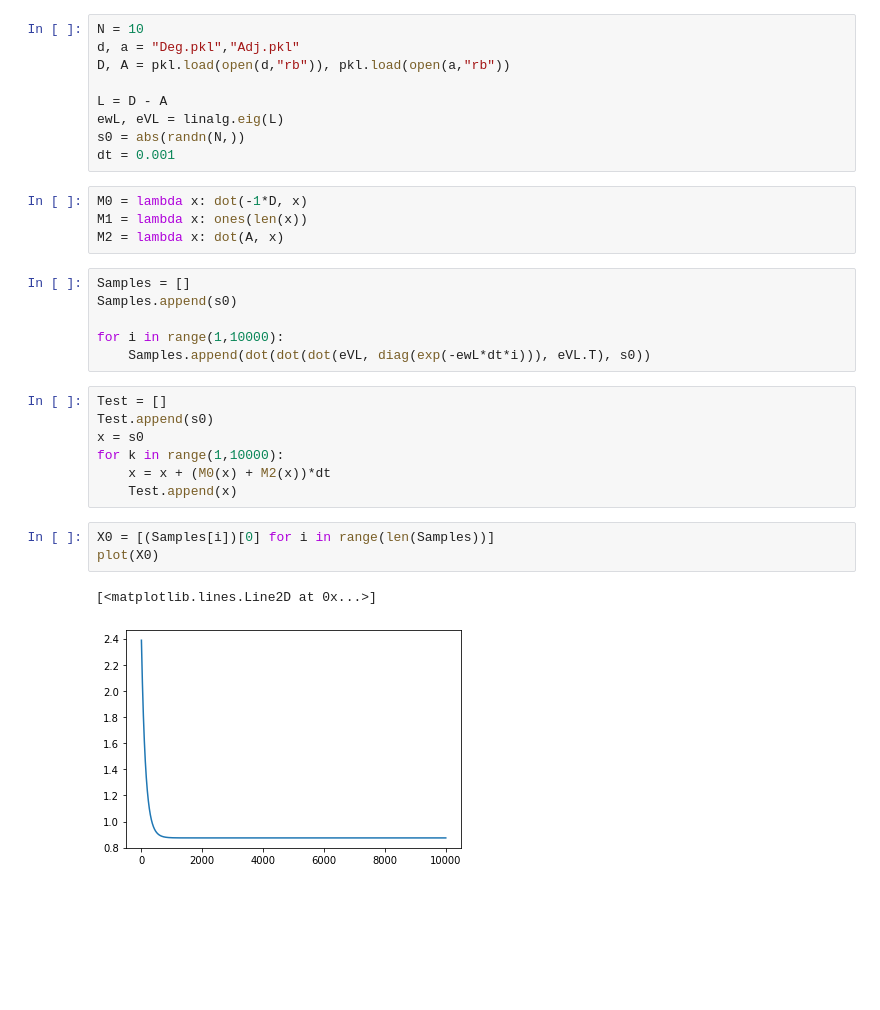
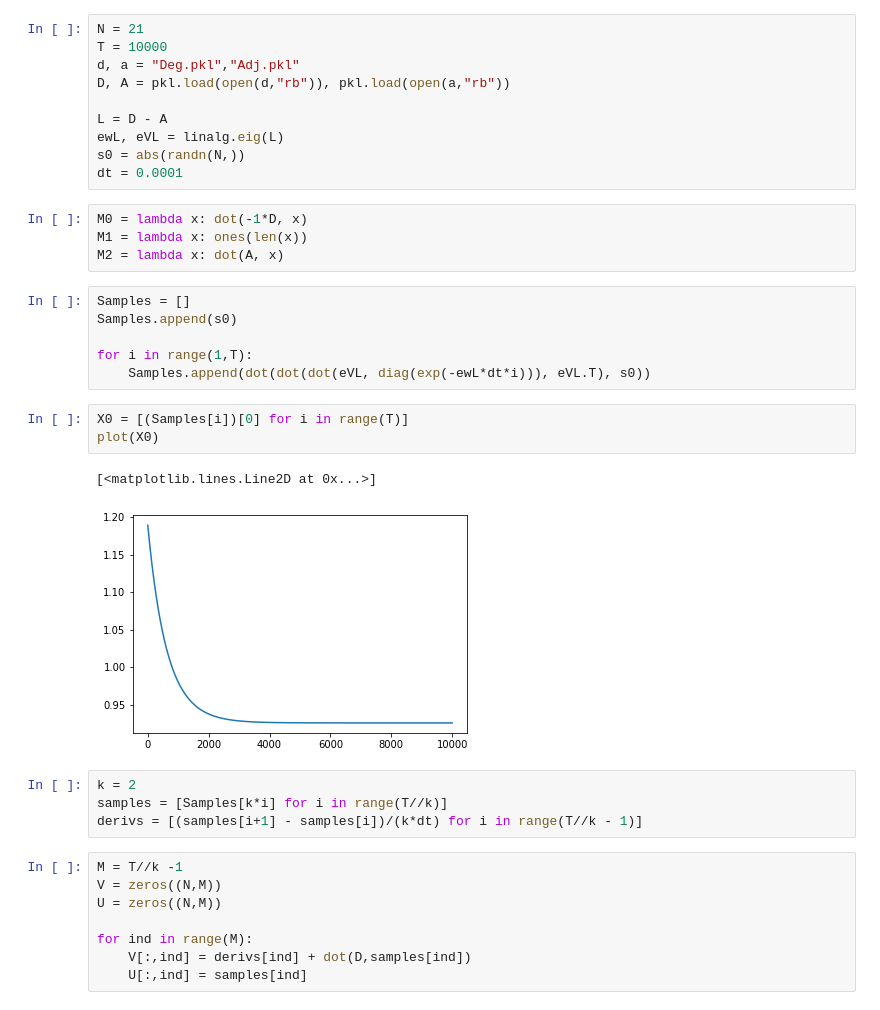
Before and after one commit to ashuthosh-bharadwaj/Research, a Jupyter notebook: Simulation3/Heat_learn.ipynb, the cells around one changed output. Cells and saved outputs as stored; diff of their text form; blank space fills up the shorter version.

```diff
--- a/Simulation3/Heat_learn.ipynb
+++ b/Simulation3/Heat_learn.ipynb
@@ -67,14 +65,15 @@ Scheme:
 
 - $\vec{s}(0)$ is generated randomly. The $e^{-Lt}$ is calculated at different times using the relation $e^{-Lt} = V e^{- \Lambda_l t} V^{-1}$
 # %%
-N = 10
+N = 21
+T = 10000
 d, a = "Deg.pkl","Adj.pkl"
 D, A = pkl.load(open(d,"rb")), pkl.load(open(a,"rb"))
 
 L = D - A
 ewL, eVL = linalg.eig(L)
 s0 = abs(randn(N,))
-dt = 0.001
+dt = 0.0001
 # %%
 M0 = lambda x: dot(-1*D, x)
 M1 = lambda x: ones(len(x))
@@ -83,18 +82,23 @@ M2 = lambda x: dot(A, x)
 Samples = []
 Samples.append(s0)
 
-for i in range(1,10000):
+for i in range(1,T):
     Samples.append(dot(dot(dot(eVL, diag(exp(-ewL*dt*i))), eVL.T), s0))
-# %%
-Test = []
-Test.append(s0)
-x = s0
-for k in range(1,10000):
-    x = x + (M0(x) + M2(x))*dt
-    Test.append(x)
 # %%
-X0 = [(Samples[i])[0] for i in range(len(Samples))]
+X0 = [(Samples[i])[0] for i in range(T)]
 plot(X0)
 # %% [output]
 [<matplotlib.lines.Line2D at 0x...>]
-[figure, old version]
+[figure, new version]
+# %%
+k = 2
+samples = [Samples[k*i] for i in range(T//k)]
+derivs = [(samples[i+1] - samples[i])/(k*dt) for i in range(T//k - 1)]
+# %%
+M = T//k -1
+V = zeros((N,M))
+U = zeros((N,M))
+
+for ind in range(M):
+    V[:,ind] = derivs[ind] + dot(D,samples[ind])
+    U[:,ind] = samples[ind]
```
Also changed, not shown: parts of 6 cells of this notebook, 6 other files.
